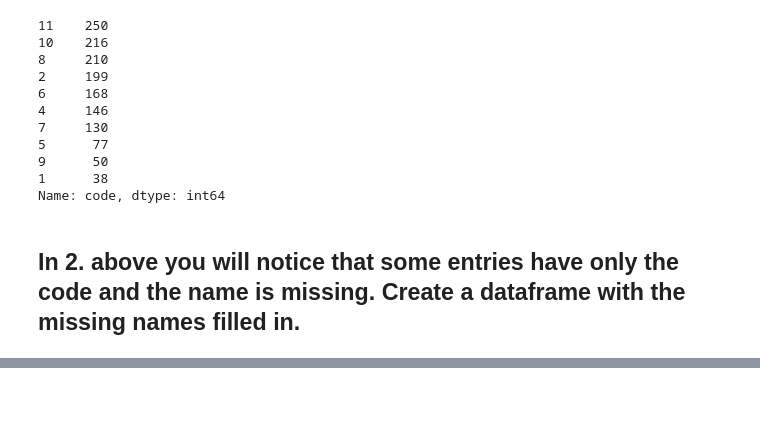
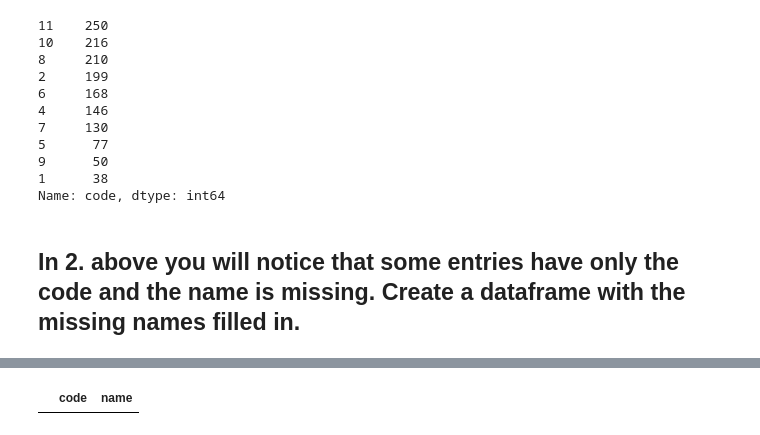
Before and after one commit to shabnami/Data-Science, a Jupyter notebook: data_wrangling_json/JSON file exercise.ipynb, the cells around one changed output, grey strips where cells are left out. Saved outputs shown, nothing was run; the diff lists cells and outputs as text; code cells hidden in the pictures; blank space fills up the shorter version.

Commit message:
filled missing data

```diff
--- a/data_wrangling_json/JSON file exercise.ipynb
+++ b/data_wrangling_json/JSON file exercise.ipynb
@@ -128,0 +146,10 @@ normalized_data[normalized_data.name == ''].head()
+# %%
+missing=normalized_data[['code','name']].drop_duplicates().query("name != ''")
+filled_missing = normalized_data.merge(missing,on='code')[['code','name_y']]
+filled_missing.columns = ['code','name']
+#filled_missing
+# %%
+missing_data = filled_missing[filled_missing.name == '']
+missing_data
+# %% [output]
+|  | code | name |
```
Also changed, not shown: parts of 7 cells of this notebook.
